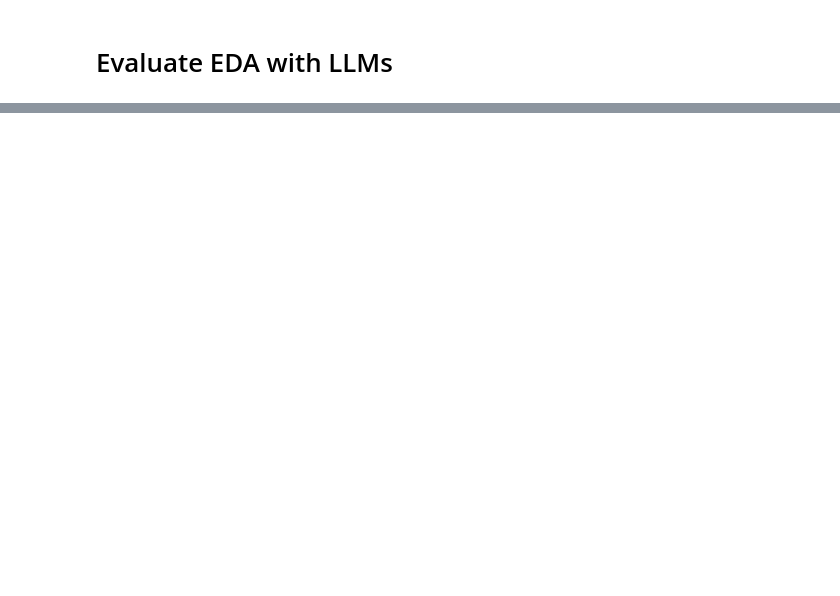
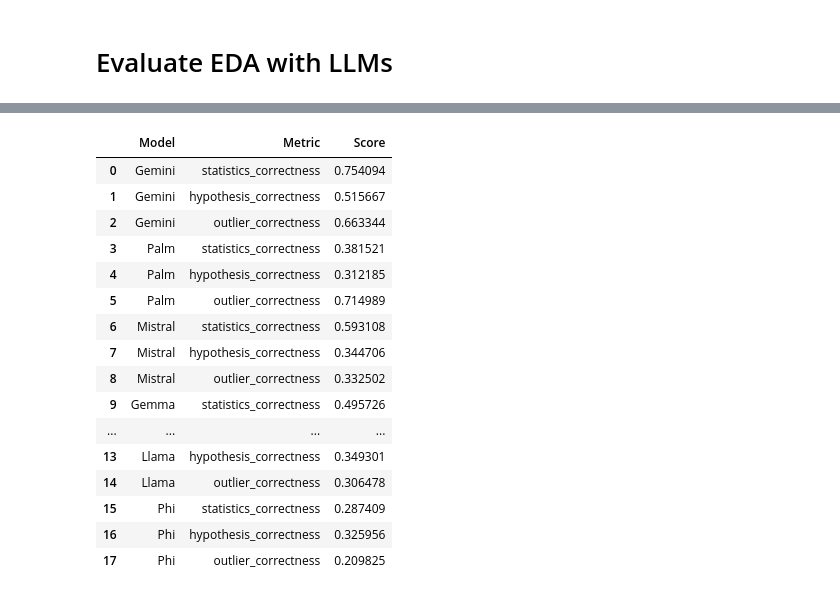
Before and after one commit to mundruid/cyberdata-mlai, a Jupyter notebook: cyberdata_mlai/eda_langchain.ipynb, the cells around one changed output, grey strips where cells are left out. Saved outputs shown, nothing was run; the diff lists cells and outputs as text; code cells hidden in the pictures; blank space fills up the shorter version.

```diff
--- a/cyberdata_mlai/eda_langchain.ipynb
+++ b/cyberdata_mlai/eda_langchain.ipynb
@@ -52,10 +54,11 @@ if READ_FROM_PICKLE:
 ## Statistical
 # %%
 def summarize_dataset(df):
-    summary = f"The dataset contains {len(df)} rows and it contains a network packet capture that was generated using Wireshark in an enterprize network. "
-    summary += f"Study the first 100 rows of the dataset and try to understand what it describes:\n {df.head(100)}"
-    summary += f"Below are the summary statistics of the dataset\n {df.describe()}."
-    # summary += f"The correlation of the features of the dataset is given below \n {df.corr()}."
+    summary = f"""
+    The dataset contains {len(df)} rows and it contains a network packet capture that was generated using Wireshark in an enterprize network.
+    Study the first 100 rows of the dataset and try to understand what it describes:\n {df.head(100)}"
+    Below are the summary statistics of the dataset\n {df.describe()}.
+    """
     with open("data/df_summary_mal.txt", "r") as f:
         summary += f"A summary that includes statistics, histograms is given below \n {f.read()}."
     summary += "Identify any anomalies in this time series dataset. Justify your conclusions based on known detections and security attacks."
@@ -129,8 +167,13 @@ def all_hypotheses(df):
     hypotheses = ""
     for pair in all_column_pairs:
         hypotheses += hypothesis_testing(df, pair[0], pair[1])
-        # ask model to explain
-    explain = f"Below there is all the hypothesis testing performed with ttest for all the possible combinations of the features of the dataset. Extract logical conclusions based on the hypotheses testings. Is there a difference between two groups of variables that is statistically significant? Can you conclude if there are dependent or independent variables in the dataset? \n ** Hypotheses Tests ** {hypotheses}"
+    # ask model to explain
+    explain = f"""
+    Below there is all the hypothesis testing performed with ttest for all the possible combinations of the features of the dataset.
+    Extract logical conclusions based on the hypotheses testings.
+    Is there a difference between two groups of variables that is statistically significant?
+    Can you conclude if there are dependent or independent variables in the dataset? \n ** Hypotheses Tests ** {hypotheses}
+    """
 
     return explain
 # %%
@@ -378,13 +574,32 @@ all_scores
 # %%
 # Convert to long-format DataFrame
 all_scores_df_long = pd.DataFrame(
     [
         {"Model": list(item.keys())[0], "Metric": metric, "Score": value}
         for item in all_scores
         for metric, value in list(item.values())[0].items()
     ]
 )
+all_scores_df_long.to_csv("all_scores_eda.csv", index=False)
 all_scores_df_long
+# %% [output]
+|  | Model | Metric | Score |
+| 0 | Gemini | statistics_correctness | 0.754094 |
+| 1 | Gemini | hypothesis_correctness | 0.515667 |
+| 2 | Gemini | outlier_correctness | 0.663344 |
+| 3 | Palm | statistics_correctness | 0.381521 |
+| 4 | Palm | hypothesis_correctness | 0.312185 |
+| 5 | Palm | outlier_correctness | 0.714989 |
+| 6 | Mistral | statistics_correctness | 0.593108 |
+| 7 | Mistral | hypothesis_correctness | 0.344706 |
+| 8 | Mistral | outlier_correctness | 0.332502 |
+| 9 | Gemma | statistics_correctness | 0.495726 |
+| ... | ... | ... | ... |
+| 13 | Llama | hypothesis_correctness | 0.349301 |
+| 14 | Llama | outlier_correctness | 0.306478 |
+| 15 | Phi | statistics_correctness | 0.287409 |
+| 16 | Phi | hypothesis_correctness | 0.325956 |
+| 17 | Phi | outlier_correctness | 0.209825 |
 # %%
 # Create the plot
 plt.figure(figsize=(12, 6))
```
Also changed, not shown: parts of 16 cells of this notebook, 1 other file.
